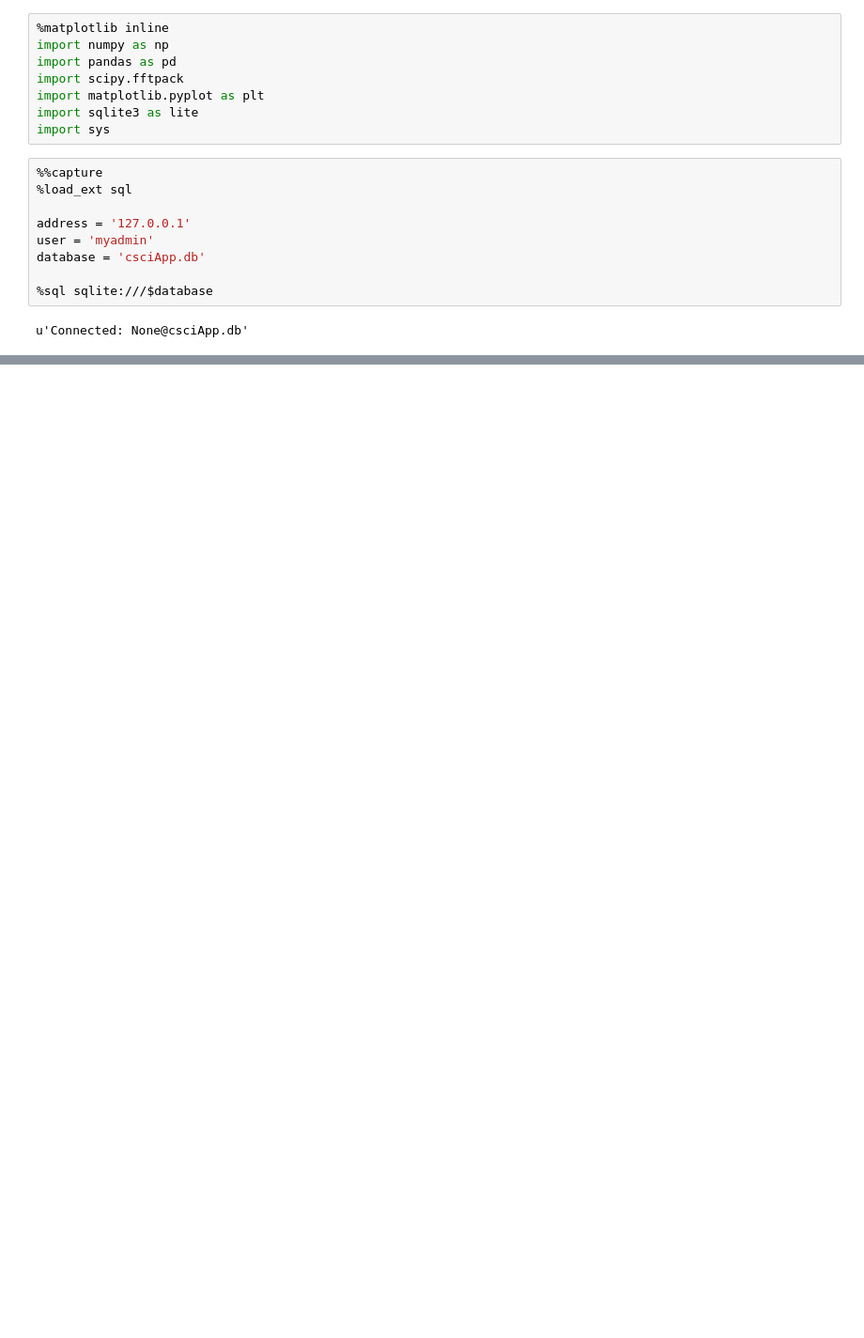
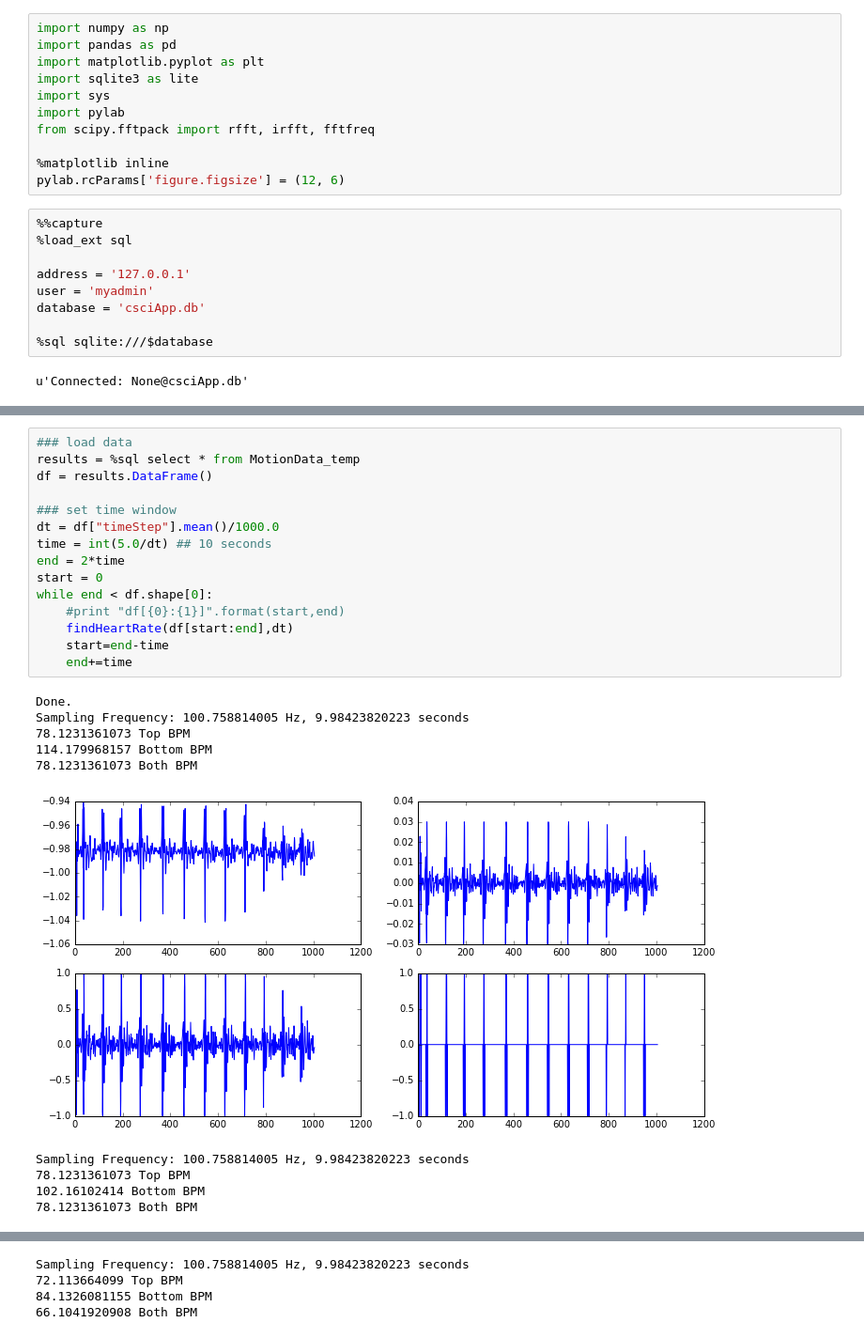
Before and after one commit to TomGarske/Simple-Flask-Server, a Jupyter notebook: sqlite-database/development.ipynb, the cells around one changed output, grey strips where cells are left out. Shown: that part at 94% size. Drawn from its saved outputs; the diff is of its cells as text; blank space fills up the shorter version.

Commit message:
added heart rate

```diff
--- a/sqlite-database/development.ipynb
+++ b/sqlite-database/development.ipynb
@@ -1,11 +1,14 @@
 # %%
-%matplotlib inline
 import numpy as np
 import pandas as pd
-import scipy.fftpack
 import matplotlib.pyplot as plt
 import sqlite3 as lite
 import sys
+import pylab
+from scipy.fftpack import rfft, irfft, fftfreq
+
+%matplotlib inline
+pylab.rcParams['figure.figsize'] = (12, 6)
 # %%
 %%capture
 %load_ext sql
@@ -75,0 +122,26 @@ Done.
+# %%
+### load data
+results = %sql select * from MotionData_temp
+df = results.DataFrame()
+
+### set time window
+dt = df["timeStep"].mean()/1000.0
+time = int(5.0/dt) ## 10 seconds
+end = 2*time
+start = 0
+while end < df.shape[0]:
+    #print "df[{0}:{1}]".format(start,end)
+    findHeartRate(df[start:end],dt)
+    start=end-time
+    end+=time
+# %% [output]
+Done.
+Sampling Frequency: 100.758814005 Hz, 9.98423820223 seconds
+78.1231361073 Top BPM
+114.179968157 Bottom BPM
+78.1231361073 Both BPM
+[figure, added]
+Sampling Frequency: 100.758814005 Hz, 9.98423820223 seconds
+78.1231361073 Top BPM
+102.16102414 Bottom BPM
+78.1231361073 Both BPM
@@ -75,0 +149,4 @@ Done.
+Sampling Frequency: 100.758814005 Hz, 9.98423820223 seconds
+72.113664099 Top BPM
+84.1326081155 Bottom BPM
+66.1041920908 Both BPM
```
Also changed, not shown: parts of 10 cells of this notebook, 3 other files.
